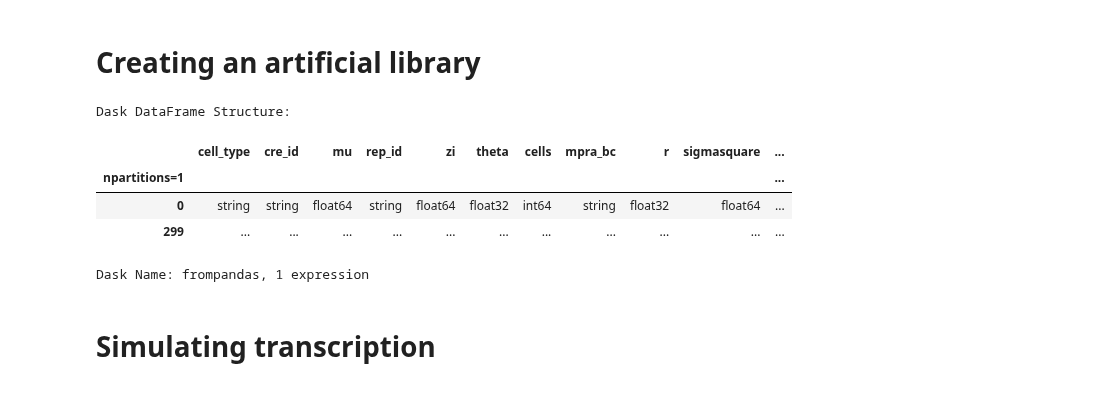
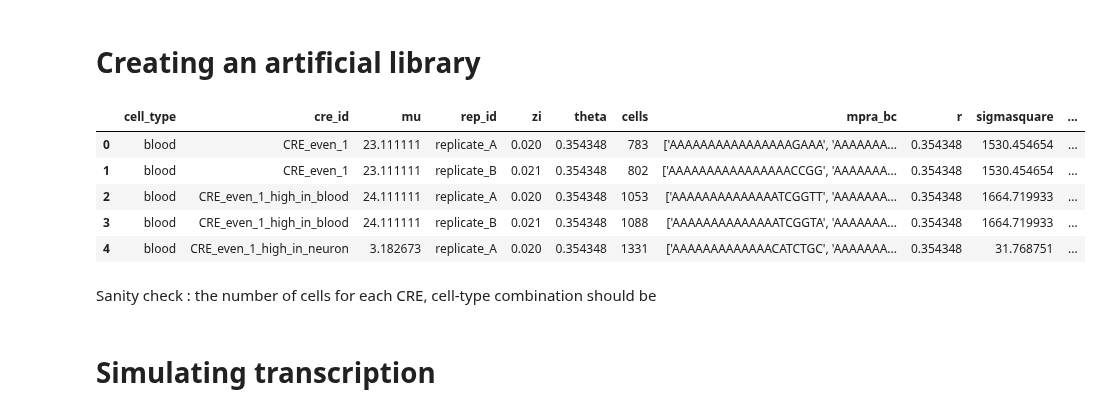
Before and after one commit to Reilly-Lab-Yale/tabula-rasa, a Jupyter notebook: analyses/supporting/bounds.ipynb, the cells around one changed output. Cells and saved outputs as stored; diff of their text form; code cells hidden in the pictures.

Commit message:
~repaired de_novo_simulation imports

```diff
--- a/analyses/supporting/bounds.ipynb
+++ b/analyses/supporting/bounds.ipynb
@@ -72,16 +71,20 @@ scm.
 # %%
-transfected=_simulate_transfection(experiment_bounds=artificial_bounds,
+batch=scm.de_novo_simulation(client=client,
+                        simulation_replicates=3,
+                        experiment_bounds=artificial_bounds,
                         ground_truth=spread_gt,
                         library=library)
-# %%
-transfected
-# %% [output]
-Dask DataFrame Structure:
-|  | cell_type | cre_id | mu | rep_id | zi | theta | cells | mpra_bc | r | sigmasquare | ... |
-| npartitions=1 |  |  |  |  |  |  |  |  |  |  | ... |
-| 0 | string | string | float64 | string | float64 | float32 | int64 | string | float32 | float64 | ... |
-| 299 | ... | ... | ... | ... | ... | ... | ... | ... | ... | ... | ... |
-Dask Name: frompandas, 1 expression
+# %%
+batch.descriptions[0].result().head(5)
+# %% [output]
+|  | cell_type | cre_id | mu | rep_id | zi | theta | cells | mpra_bc | r | sigmasquare | ... |
+| 0 | blood | CRE_even_1 | 23.111111 | replicate_A | 0.020 | 0.354348 | 783 | ['AAAAAAAAAAAAAAAAGAAA', 'AAAAAAA... | 0.354348 | 1530.454654 | ... |
+| 1 | blood | CRE_even_1 | 23.111111 | replicate_B | 0.021 | 0.354348 | 802 | ['AAAAAAAAAAAAAAAACCGG', 'AAAAAAA... | 0.354348 | 1530.454654 | ... |
+| 2 | blood | CRE_even_1_high_in_blood | 24.111111 | replicate_A | 0.020 | 0.354348 | 1053 | ['AAAAAAAAAAAAAATCGGTT', 'AAAAAAA... | 0.354348 | 1664.719933 | ... |
+| 3 | blood | CRE_even_1_high_in_blood | 24.111111 | replicate_B | 0.021 | 0.354348 | 1088 | ['AAAAAAAAAAAAAATCGGTA', 'AAAAAAA... | 0.354348 | 1664.719933 | ... |
+| 4 | blood | CRE_even_1_high_in_neuron | 3.182673 | replicate_A | 0.020 | 0.354348 | 1331 | ['AAAAAAAAAAAAACATCTGC', 'AAAAAAA... | 0.354348 | 31.768751 | ... |
+# %% [markdown]
+Sanity check : the number of cells for each CRE, cell-type combination should be
 # %% [markdown]
 # Simulating transcription
 # %%
```
Also changed, not shown: parts of 2 cells of this notebook, 1 other file.
